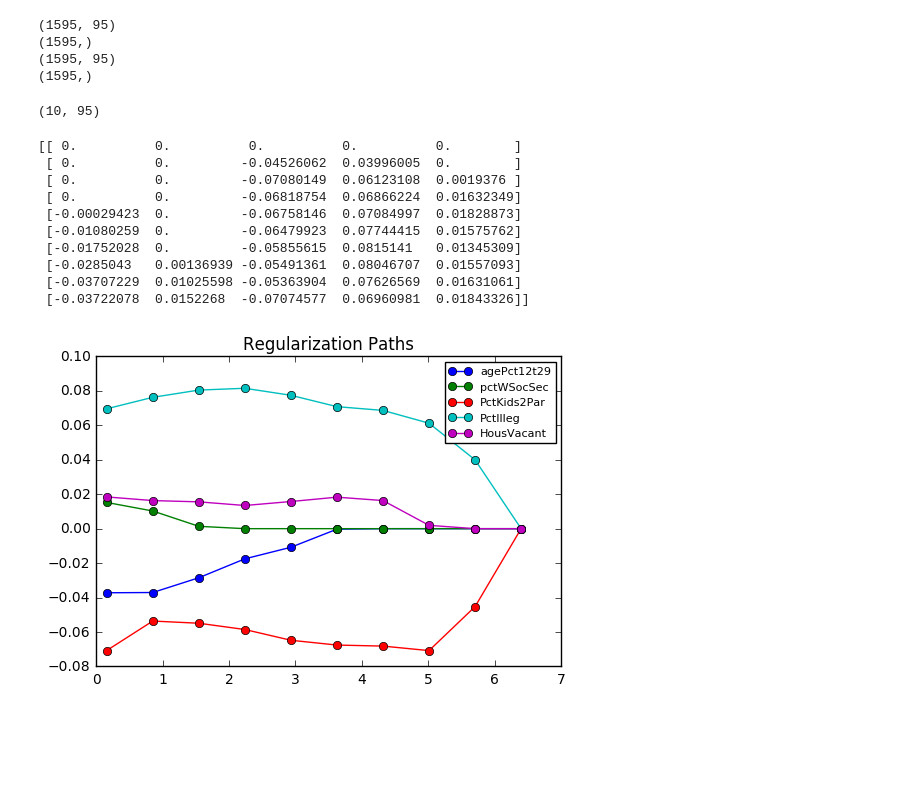
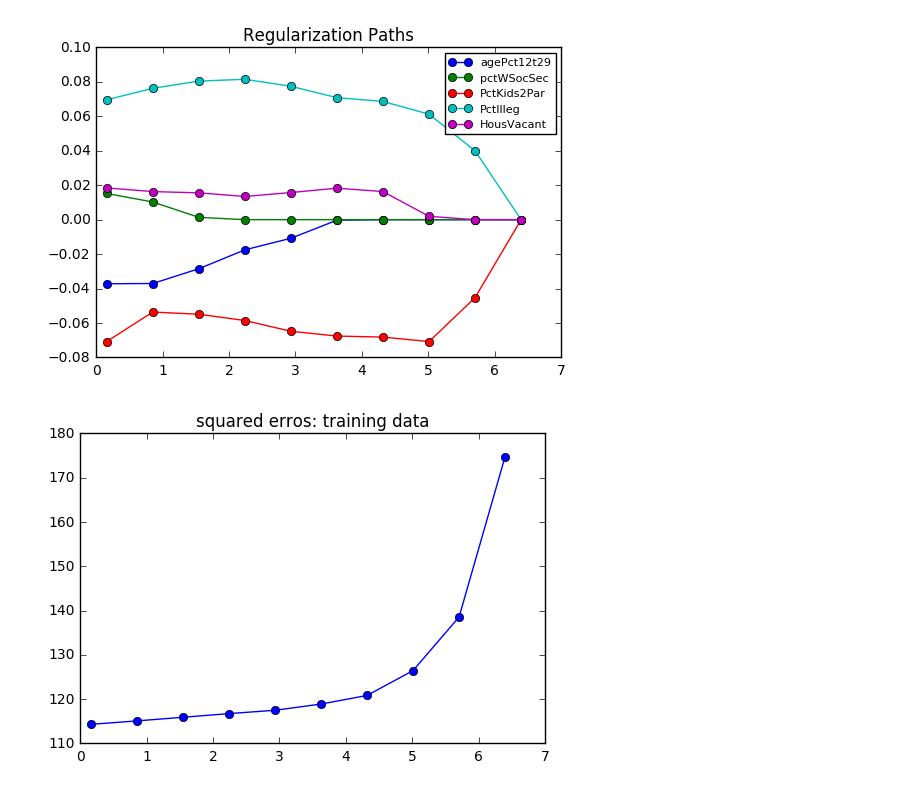
Before and after one commit to ayush29feb/cse446, a Jupyter notebook: assignment1/Lasso Regression.ipynb, the cells around one changed output. Saved outputs shown, nothing was run; the diff lists cells and outputs as text; code cells hidden in the pictures; blank space fills up the shorter version.

```diff
--- a/assignment1/Lasso Regression.ipynb
+++ b/assignment1/Lasso Regression.ipynb
@@ -2,44 +2,18 @@
 import pandas as pd
 import numpy as np
 import matplotlib.pyplot as plt
+from script import lasso_solver
 %matplotlib inline
 
 # import data
 df_train = pd.read_table('data/crime-train.txt')
-df_test = pd.read_table('data/crime-train.txt')
+df_test = pd.read_table('data/crime-test.txt')
 
 X_train = df_train.iloc[:, 1:].values
 y_train = df_train.iloc[:, :1].values.reshape(-1)
 
 X_test = df_test.iloc[:, 1:].values
 y_test = df_test.iloc[:, :1].values.reshape(-1)
-
-print X_train.shape
-print y_train.shape
-print X_test.shape
-print y_test.shape
-# %% [output]
-(1595, 95)
-(1595,)
-(1595, 95)
-(1595,)
-# %%
-def lasso_solver(X, y, w, reg):
-    z = (X ** 2).sum(axis=0)
-    while True:
-        w_old = np.copy(w)
-        for j in range(w.shape[0]):
-            w[j] = 0
-            y_ = np.matmul(X, w)
-            rho_j = np.dot(X[:, j], y - y_)
-            if rho_j < -reg / 2:
-                w[j] = (rho_j + reg / 2) / z[j]
-            elif rho_j > reg / 2:
-                w[j] = (rho_j - reg / 2) / z[j]
-
-        # check for convergence
-        if np.max(w_old - w) < 1e-6:
-            return w
 # %%
 W = np.empty([0, X_train.shape[1]], dtype=np.float64)
 regs = [600.0 / (2 ** i) for i in range(10)]
@@ -47,10 +21,6 @@ w = np.random.normal(0, 1, W.shape[1])
 for i in range(10):
     w = np.copy(W[-1]) if i != 0 else np.random.normal(0, 1, W.shape[1])
     W = np.vstack((W, lasso_solver(X_train, y_train, w, regs[i])))
-
-print W.shape
-# %% [output]
-(10, 95)
 # %%
 # plot regularization paths
 features = ['agePct12t29', 'pctWSocSec', 'PctKids2Par', 'PctIlleg', 'HousVacant']
@@ -61,14 +31,4 @@ plt.plot(np.log(regs), W[:, ids], marker='o')
 plt.legend(features, fontsize=8)
 plt.show()
 # %% [output]
-[[ 0.          0.          0.          0.          0.        ]
- [ 0.          0.         -0.04526062  0.03996005  0.        ]
- [ 0.          0.         -0.07080149  0.06123108  0.0019376 ]
- [ 0.          0.         -0.06818754  0.06866224  0.01632349]
- [-0.00029423  0.         -0.06758146  0.07084997  0.01828873]
- [-0.01080259  0.         -0.06479923  0.07744415  0.01575762]
- [-0.01752028  0.         -0.05855615  0.0815141   0.01345309]
- [-0.0285043   0.00136939 -0.05491361  0.08046707  0.01557093]
- [-0.03707229  0.01025598 -0.05363904  0.07626569  0.01631061]
- [-0.03722078  0.0152268  -0.07074577  0.06960981  0.01843326]]
 [figure]
@@ -76,0 +35,8 @@ plt.show()
+# %%
+# plot squared errors
+err_train = ((np.matmul(X_train, W.T).T - y_train) ** 2).sum(axis=1)
+plt.title('squared erros: training data')
+plt.plot(np.log(regs), err_train, marker='o')
+plt.show()
+# %% [output]
+[figure, added]
```
Also changed, not shown: parts of 3 cells of this notebook, 1 other file.
